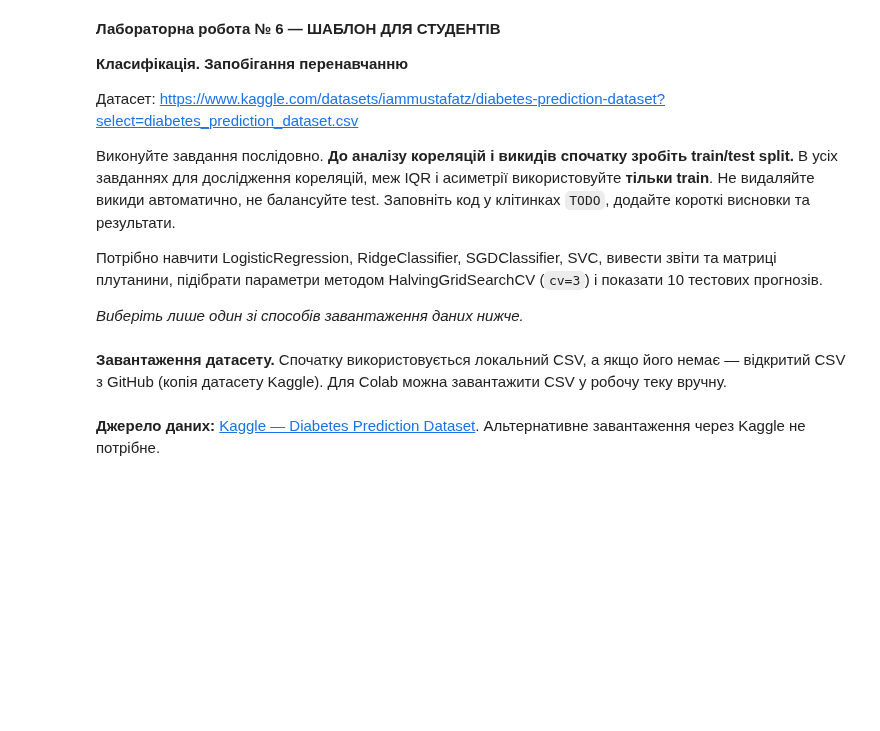
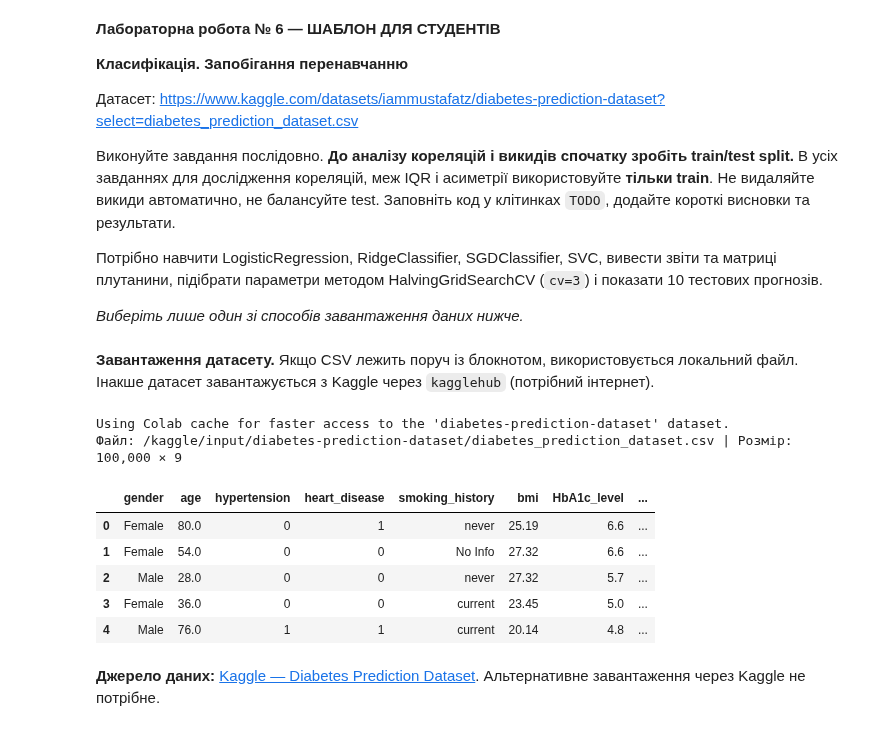
Before and after one commit to tkach3nkoo/MN, a Jupyter notebook: ЛР6_Ткаченко_група_9.ipynb, the cells around one changed output. Cells and saved outputs as stored; diff of their text form; code cells hidden in the pictures; blank space fills up the shorter version.

```diff
--- a/ЛР6_Ткаченко_група_9.ipynb
+++ b/ЛР6_Ткаченко_група_9.ipynb
@@ -22,5 +22,3 @@ from IPython.display import display
 
 RANDOM_STATE = 42
 sns.set_theme(style="whitegrid")
-# %% [markdown]
-**Завантаження датасету.** Спочатку використовується локальний CSV, а якщо його немає — відкритий CSV з GitHub (копія датасету Kaggle). Для Colab можна завантажити CSV у робочу теку вручну.
@@ -42,3 +25,35 @@ display(df.head())
+# %% [markdown]
+**Завантаження датасету.** Якщо CSV лежить поруч із блокнотом, використовується локальний файл. Інакше датасет завантажується з Kaggle через `kagglehub` (потрібний інтернет).
+# %%
+from pathlib import Path
+csv_path = Path("diabetes_prediction_dataset.csv")
+if not csv_path.exists():
+    try:
+        import kagglehub
+    except ImportError:
+        %pip -q install kagglehub
+        import kagglehub
+    dataset_dir = Path(kagglehub.dataset_download("iammustafatz/diabetes-prediction-dataset"))
+    matches = list(dataset_dir.rglob("diabetes_prediction_dataset.csv"))
+    if not matches:
+        raise FileNotFoundError("У завантаженому датасеті Kaggle не знайдено diabetes_prediction_dataset.csv")
+    csv_path = matches[0]
+df = pd.read_csv(csv_path)
+required_columns = {"gender", "age", "hypertension", "heart_disease", "smoking_history", "bmi", "HbA1c_level", "blood_glucose_level", "diabetes"}
+missing = required_columns - set(df.columns)
+if missing:
+    raise ValueError(f"У датасеті відсутні стовпці: {sorted(missing)}")
+print(f"Файл: {csv_path} | Розмір: {df.shape[0]:,} × {df.shape[1]}")
+display(df.head())
+# %% [output]
+Using Colab cache for faster access to the 'diabetes-prediction-dataset' dataset.
+Файл: /kaggle/input/diabetes-prediction-dataset/diabetes_prediction_dataset.csv | Розмір: 100,000 × 9
+|  | gender | age | hypertension | heart_disease | smoking_history | bmi | HbA1c_level | ... |
+| 0 | Female | 80.0 | 0 | 1 | never | 25.19 | 6.6 | ... |
+| 1 | Female | 54.0 | 0 | 0 | No Info | 27.32 | 6.6 | ... |
+| 2 | Male | 28.0 | 0 | 0 | never | 27.32 | 5.7 | ... |
+| 3 | Female | 36.0 | 0 | 0 | current | 23.45 | 5.0 | ... |
+| 4 | Male | 76.0 | 1 | 1 | current | 20.14 | 4.8 | ... |
 # %%
 # Дані вже завантажені у попередній клітинці.
 display(df.head())
```
Also changed, not shown: parts of 38 cells of this notebook.
